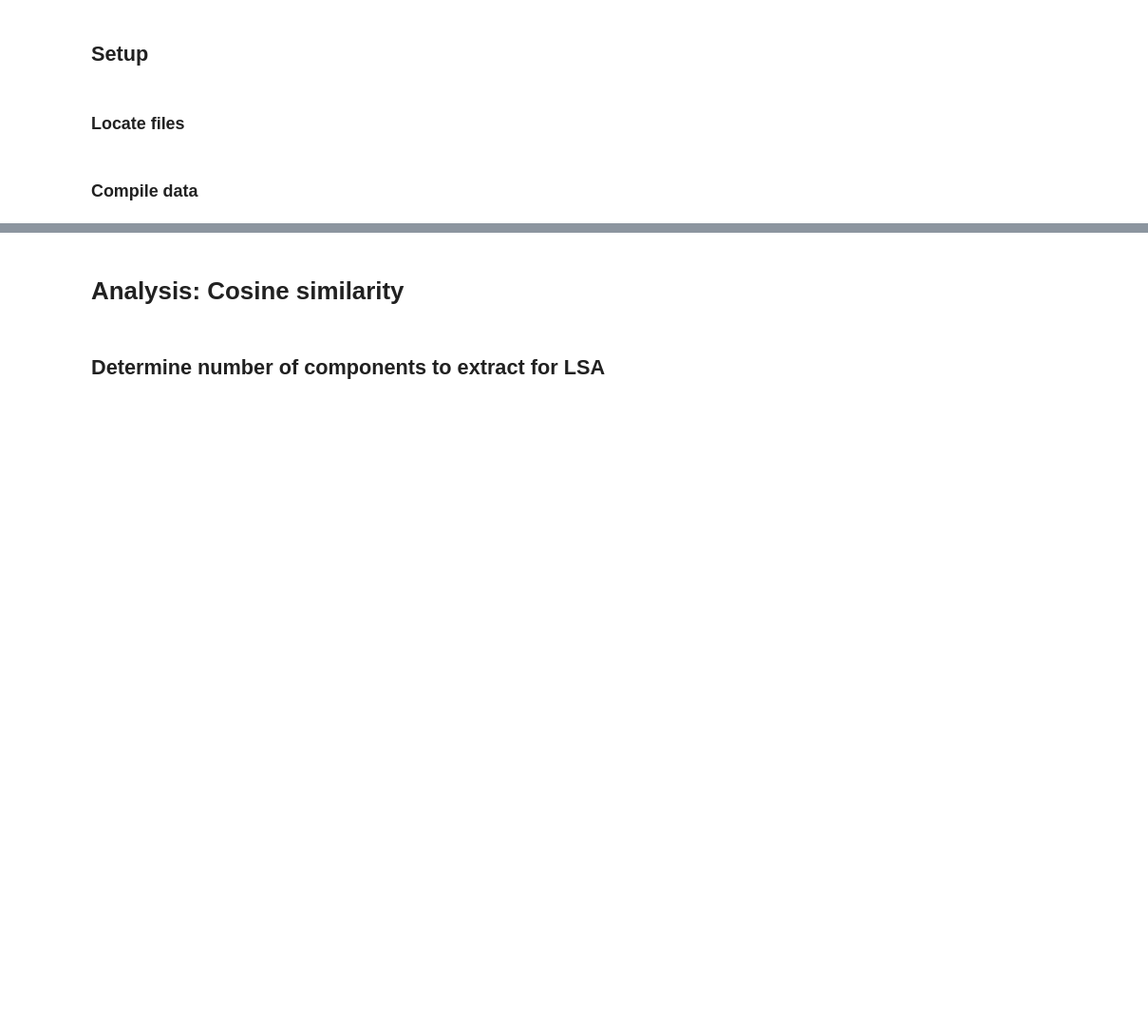
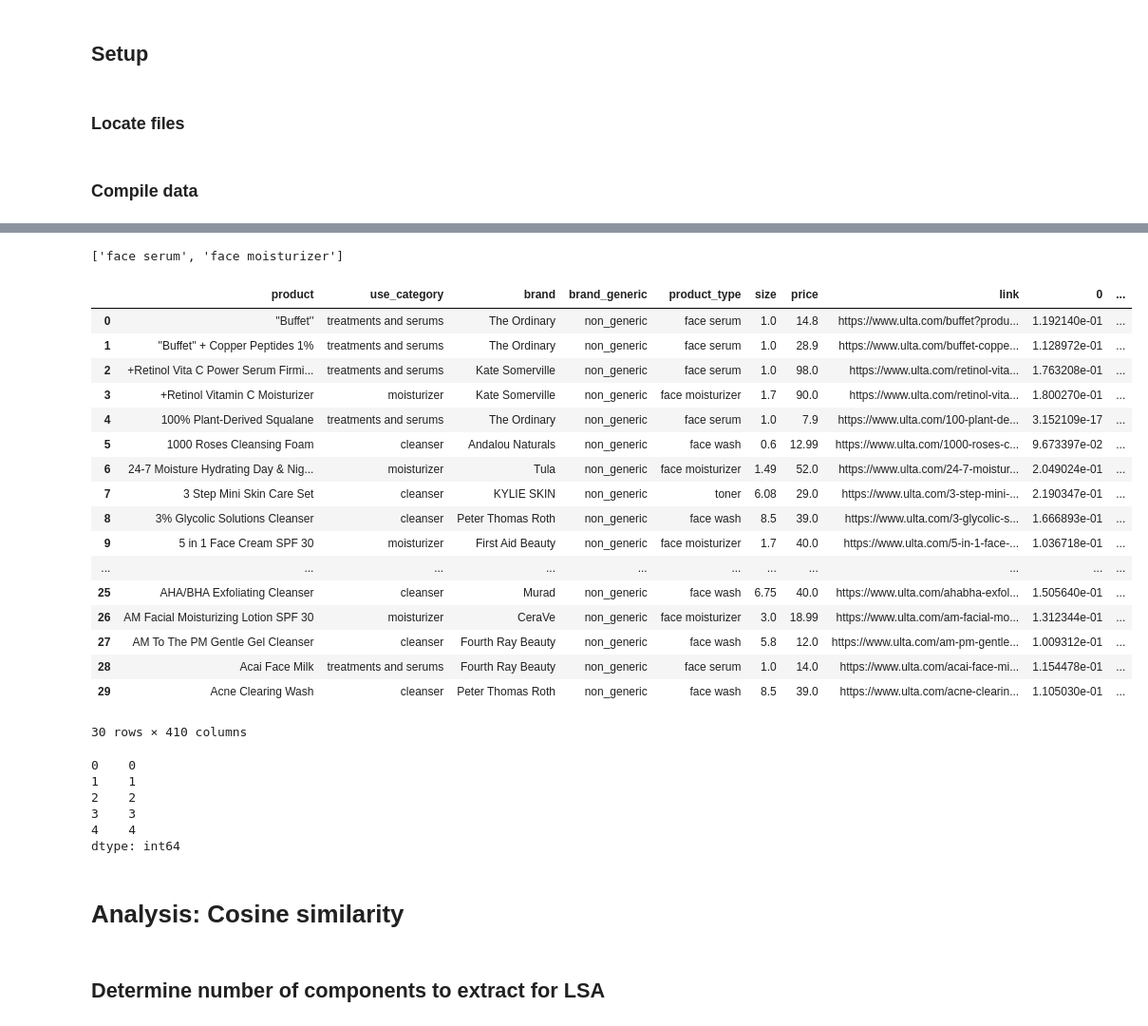
Before and after one commit to paulqsims/insight_project, a Jupyter notebook: notebooks/3_analysis.ipynb, the cells around one changed output, grey strips where cells are left out. Shown at 95% size. Cells and saved outputs as stored; diff of their text form; code cells hidden in the pictures; blank space fills up the shorter version.

```diff
--- a/notebooks/3_analysis.ipynb
+++ b/notebooks/3_analysis.ipynb
@@ -40,3 +55,55 @@ df_tsvd_full = pd.read_csv(rpath+directory_name+file_name, index_col=0)
+# %%
+# test
+
+test = df_tsvd_full.copy()
+
+test['prod_type2'] = test['product_type']
+
+
+# df_temp.loc[df_temp['ingredients'].str.contains('water|eau|aqua'), 'ingredients'] = 'water'
+# %%
+test['new_col'] = np.where(test['product_type'].str.contains('face serum'),'face serum',test['product_type'])
+# %%
+prod_test = ['face serum', 'face moisturizer']
+# %%
+prod_test
+# %% [output]
+['face serum', 'face moisturizer']
+# %%
+for item in prod_test:
+    mask_0 = test['product_type'].str.contains(item)
+    test.loc[mask_0, 'prod_type2'] = "TEST"
+# %%
+test.head(30)
+# %% [output]
+|  | product | use_category | brand | brand_generic | product_type | size | price | link | 0 | ... |
+| 0 | ''Buffet'' | treatments and serums | The Ordinary | non_generic | face serum | 1.0 | 14.8 | https://www.ulta.com/buffet?produ... | 1.192140e-01 | ... |
+| 1 | ''Buffet'' + Copper Peptides 1% | treatments and serums | The Ordinary | non_generic | face serum | 1.0 | 28.9 | https://www.ulta.com/buffet-coppe... | 1.128972e-01 | ... |
+| 2 | +Retinol Vita C Power Serum Firmi... | treatments and serums | Kate Somerville | non_generic | face serum | 1.0 | 98.0 | https://www.ulta.com/retinol-vita... | 1.763208e-01 | ... |
+| 3 | +Retinol Vitamin C Moisturizer | moisturizer | Kate Somerville | non_generic | face moisturizer | 1.7 | 90.0 | https://www.ulta.com/retinol-vita... | 1.800270e-01 | ... |
+| 4 | 100% Plant-Derived Squalane | treatments and serums | The Ordinary | non_generic | face serum | 1.0 | 7.9 | https://www.ulta.com/100-plant-de... | 3.152109e-17 | ... |
+| 5 | 1000 Roses Cleansing Foam | cleanser | Andalou Naturals | non_generic | face wash | 0.6 | 12.99 | https://www.ulta.com/1000-roses-c... | 9.673397e-02 | ... |
+| 6 | 24-7 Moisture Hydrating Day & Nig... | moisturizer | Tula | non_generic | face moisturizer | 1.49 | 52.0 | https://www.ulta.com/24-7-moistur... | 2.049024e-01 | ... |
+| 7 | 3 Step Mini Skin Care Set | cleanser | KYLIE SKIN | non_generic | toner | 6.08 | 29.0 | https://www.ulta.com/3-step-mini-... | 2.190347e-01 | ... |
+| 8 | 3% Glycolic Solutions Cleanser | cleanser | Peter Thomas Roth | non_generic | face wash | 8.5 | 39.0 | https://www.ulta.com/3-glycolic-s... | 1.666893e-01 | ... |
+| 9 | 5 in 1 Face Cream SPF 30 | moisturizer | First Aid Beauty | non_generic | face moisturizer | 1.7 | 40.0 | https://www.ulta.com/5-in-1-face-... | 1.036718e-01 | ... |
+| ... | ... | ... | ... | ... | ... | ... | ... | ... | ... | ... |
+| 25 | AHA/BHA Exfoliating Cleanser | cleanser | Murad | non_generic | face wash | 6.75 | 40.0 | https://www.ulta.com/ahabha-exfol... | 1.505640e-01 | ... |
+| 26 | AM Facial Moisturizing Lotion SPF 30 | moisturizer | CeraVe | non_generic | face moisturizer | 3.0 | 18.99 | https://www.ulta.com/am-facial-mo... | 1.312344e-01 | ... |
+| 27 | AM To The PM Gentle Gel Cleanser | cleanser | Fourth Ray Beauty | non_generic | face wash | 5.8 | 12.0 | https://www.ulta.com/am-pm-gentle... | 1.009312e-01 | ... |
+| 28 | Acai Face Milk | treatments and serums | Fourth Ray Beauty | non_generic | face serum | 1.0 | 14.0 | https://www.ulta.com/acai-face-mi... | 1.154478e-01 | ... |
+| 29 | Acne Clearing Wash | cleanser | Peter Thomas Roth | non_generic | face wash | 8.5 | 39.0 | https://www.ulta.com/acne-clearin... | 1.105030e-01 | ... |
+30 rows × 410 columns
+# %%
+s = pd.Series(range(5))
+s
+# %% [output]
+0    0
+1    1
+2    2
+3    3
+4    4
+dtype: int64
 # %% [markdown]
 # Analysis: Cosine similarity
 # %% [markdown]
```
Also changed, not shown: parts of 11 cells of this notebook.
